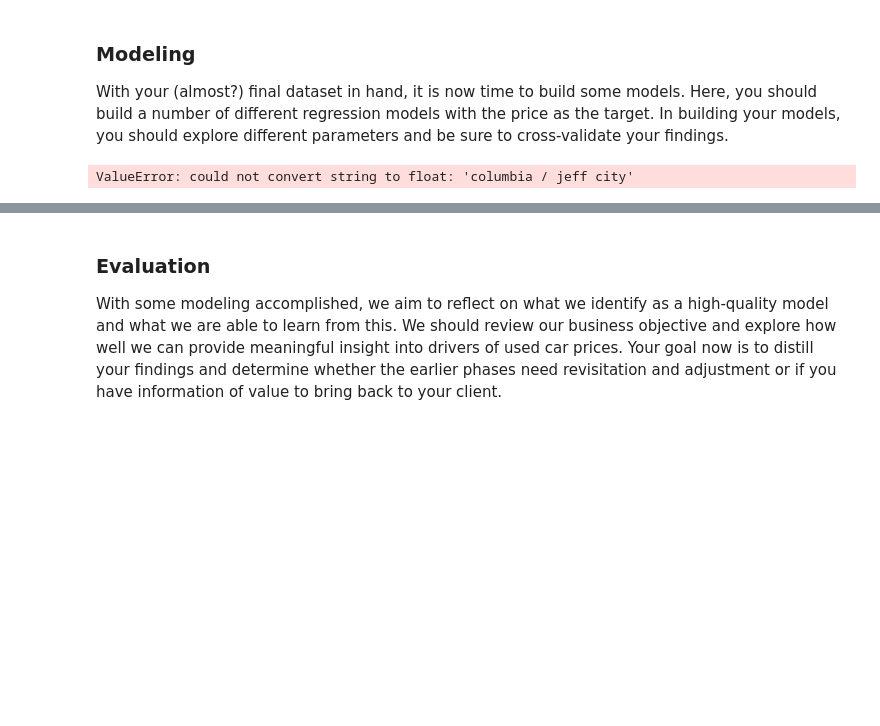
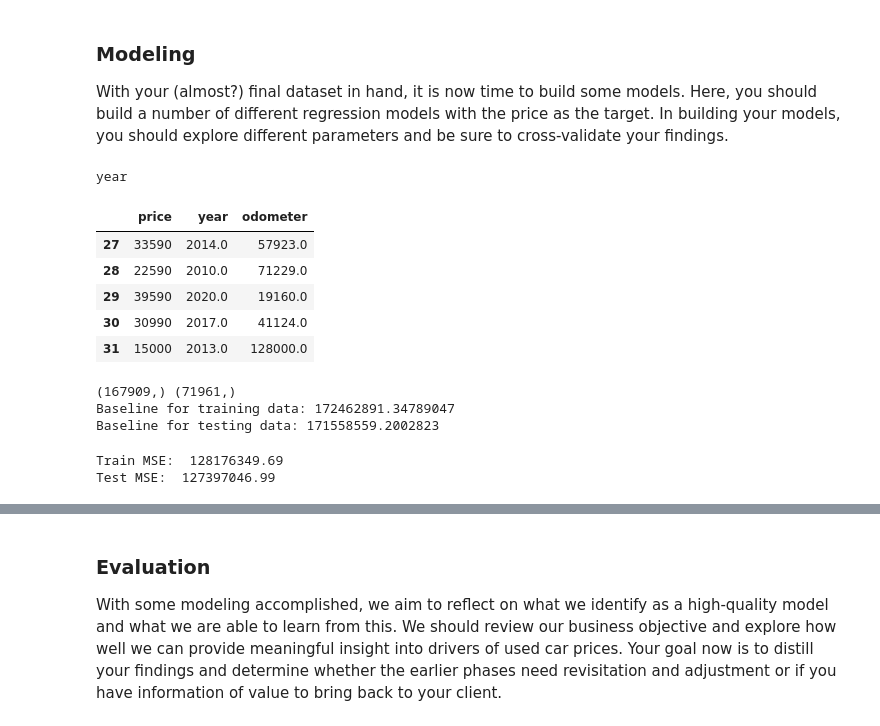
Before and after one commit to chog1/practical-application-2, a Jupyter notebook: prompt_II.ipynb, the cells around one changed output, grey strips where cells are left out. Cells and saved outputs as stored; diff of their text form; code cells hidden in the pictures; blank space fills up the shorter version.

```diff
--- a/prompt_II.ipynb
+++ b/prompt_II.ipynb
@@ -211,6 +215,58 @@ train.head()
 ### Modeling
 
 With your (almost?) final dataset in hand, it is now time to build some models.  Here, you should build a number of different regression models with the price as the target.  In building your models, you should explore different parameters and be sure to cross-validate your findings.
+# %%
+#Check numeric values with highest correlation to price
+train_numeric = train.select_dtypes(include=['int64','float64'])
+train_numeric.head()
+
+
+highest_corr = train_numeric.corr()[['price']].nlargest(columns='price', n=2).index[1]
+
+print(highest_corr)
+# %% [output]
+year
+# %%
+train_numeric.head()
+# %% [output]
+|  | price | year | odometer |
+| 27 | 33590 | 2014.0 | 57923.0 |
+| 28 | 22590 | 2010.0 | 71229.0 |
+| 29 | 39590 | 2020.0 | 19160.0 |
+| 30 | 30990 | 2017.0 | 41124.0 |
+| 31 | 15000 | 2013.0 | 128000.0 |
+# %%
+X = train_numeric.drop('price', axis = 1)
+y = train_numeric['price']
+
+#base line for liner regression model
+X_train, X_test, y_train, y_test = train_test_split(X, y, test_size=0.3, random_state=22)
+
+baseline_train = np.ones(shape = y_train.shape)*y_train.mean()
+baseline_test = np.ones(shape = y_test.shape)*y_test.mean()
+mse_baseline_train = mean_squared_error(baseline_train, y_train)
+mse_baseline_test = mean_squared_error(baseline_test, y_test)
+
+print(baseline_train.shape, baseline_test.shape)
+print(f'Baseline for training data: {mse_baseline_train}')
+print(f'Baseline for testing data: {mse_baseline_test}')
+# %% [output]
+(167909,) (71961,)
+Baseline for training data: 172462891.34789047
+Baseline for testing data: 171558559.2002823
+# %%
+#linear regression model
+
+X1 = X_train[['year']]
+lr = LinearRegression().fit(X1, y_train)
+model_1_train_mse = mean_squared_error(y_train, lr.predict(X1))
+model_1_test_mse = mean_squared_error(y_test, lr.predict(X_test[['year']]))
+
+print(f'Train MSE: {model_1_train_mse: .2f}')
+print(f'Test MSE: {model_1_test_mse: .2f}')
+# %% [output]
+Train MSE:  128176349.69
+Test MSE:  127397046.99
 # %%
 # Logarithmic Transformation of 'price' and 'odometer'
 train['log_price'] = np.log1p(train['price'])
@@ -238,14 +285,0 @@ X_test_processed = preprocessor.transform(X_test)
-# %%
-# Create and train a linear regression model
-linear_model = LinearRegression()
-linear_model.fit(X_train_processed, y_train)
-
-# Make predictions on the test set
-linear_predictions = linear_model.predict(X_test_processed)
-
-# Evaluate the linear regression model
-linear_mse = mean_squared_error(y_test, linear_predictions)
-linear_rmse = np.sqrt(linear_mse)
-print(f"Linear Regression RMSE: {linear_rmse}")
-# %% [output]
-ValueError: could not convert string to float: 'columbia / jeff city'
```
Also changed, not shown: parts of 11 cells of this notebook, 8 other files.
